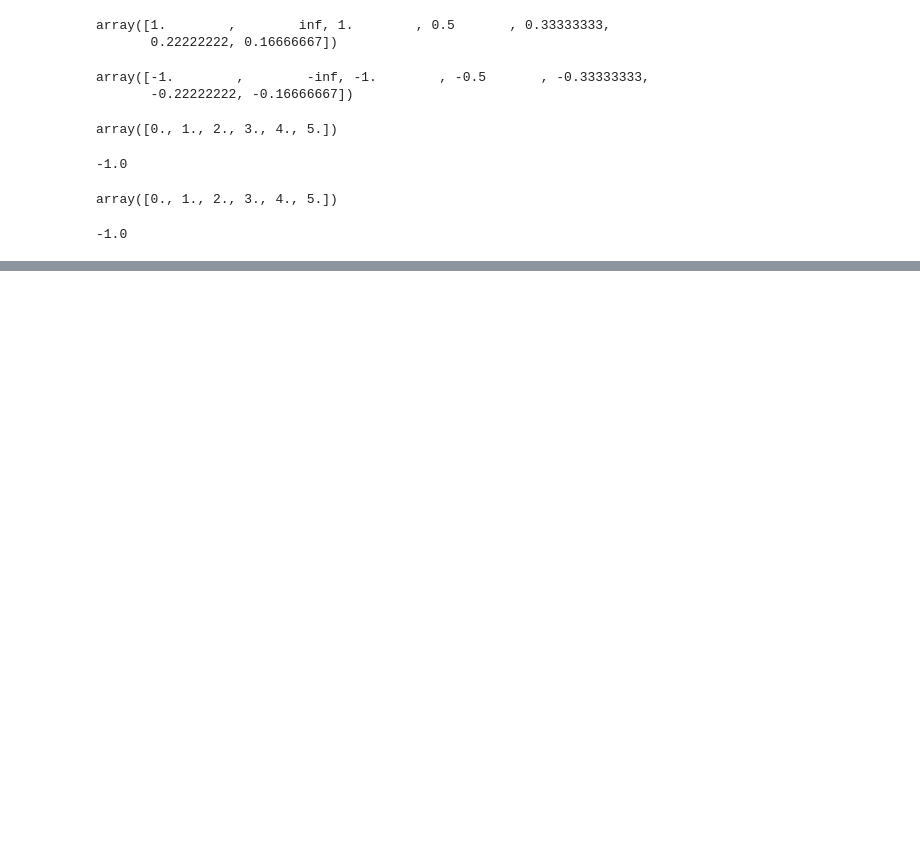
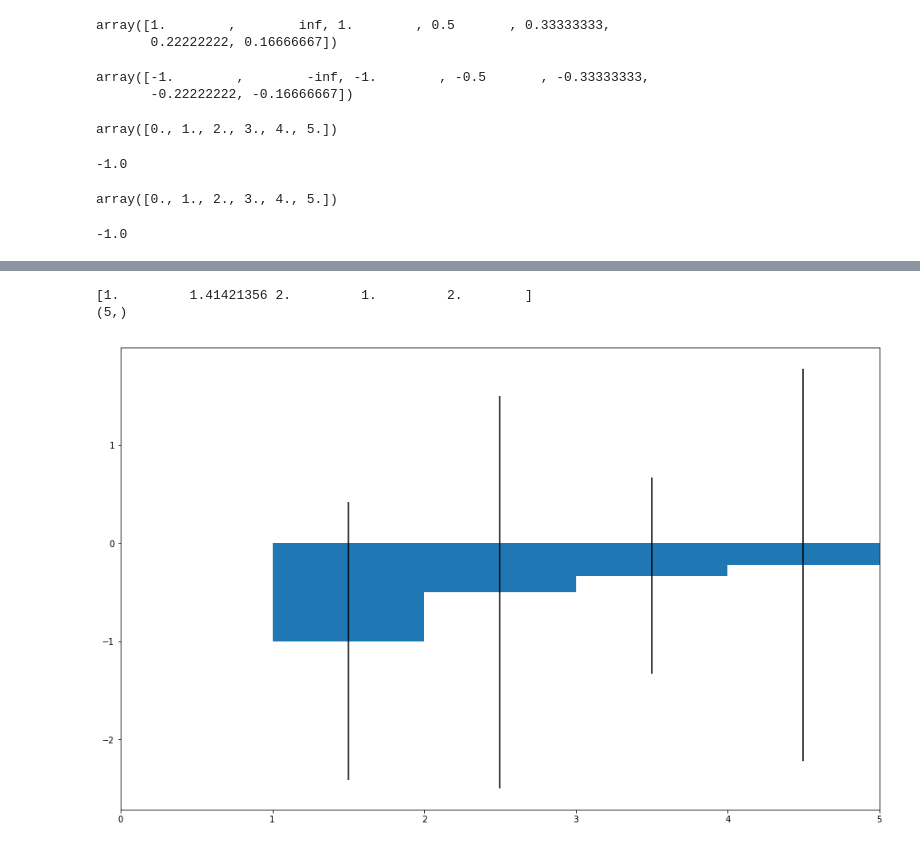
Before and after one commit to chinleock/statXPlot, a Jupyter notebook: notebook/demo.ipynb, the cells around one changed output, grey strips where cells are left out. Cells and saved outputs as stored; diff of their text form; code cells hidden in the pictures; blank space fills up the shorter version.

```diff
--- a/notebook/demo.ipynb
+++ b/notebook/demo.ipynb
@@ -77,0 +111,6 @@ h1.GetBinContentByEdge(0)
+# %%
+h1.Draw()
+# %% [output]
+[1.         1.41421356 2.         1.         2.        ]
+(5,)
+[figure, added]
```
Also changed, not shown: parts of 9 cells of this notebook, 4 other files.
